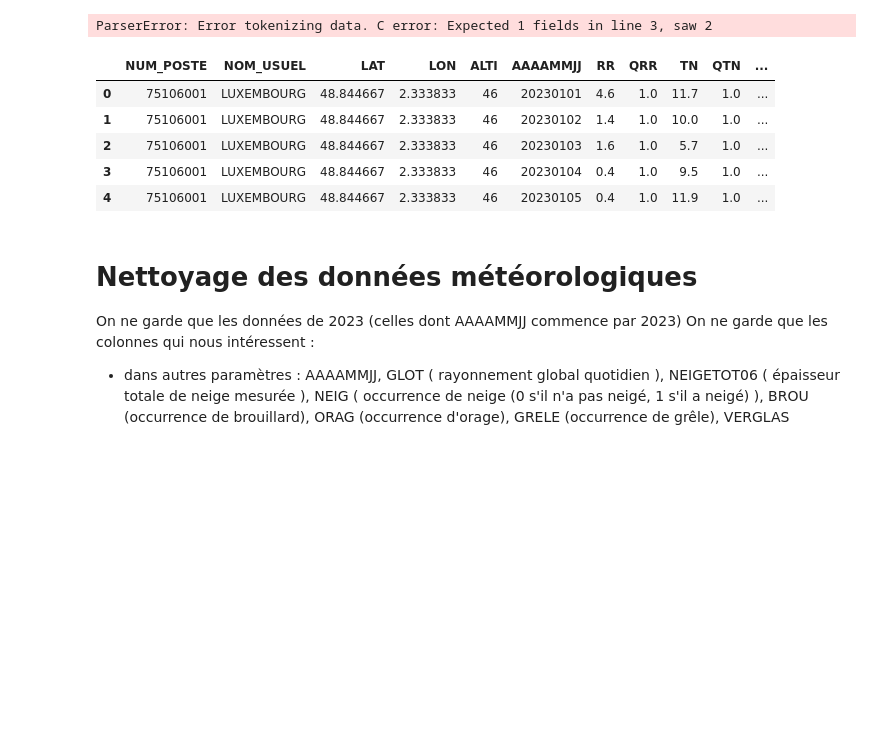
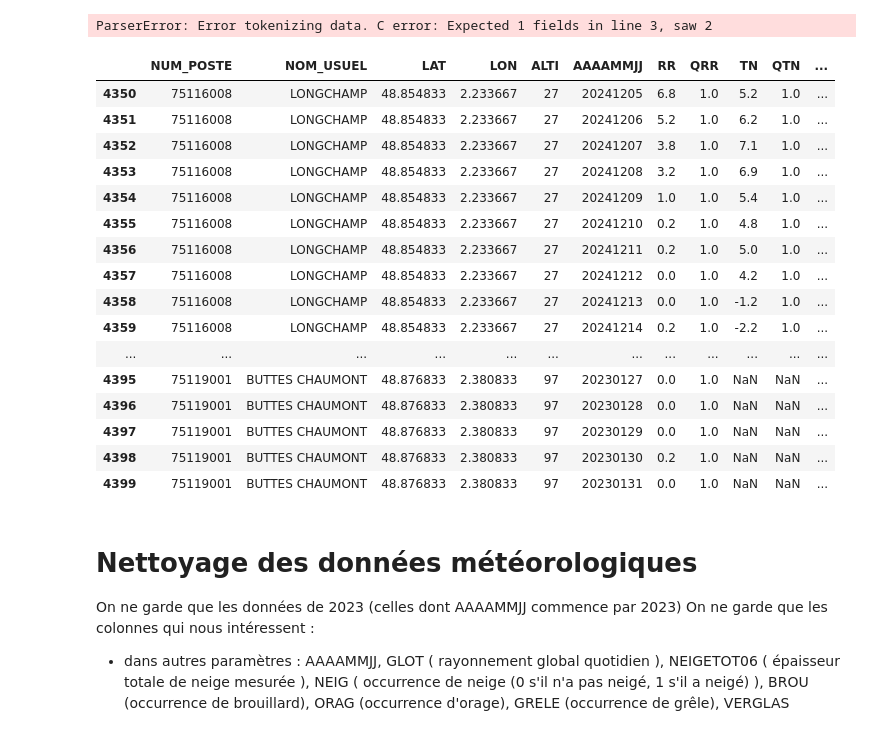
Before and after one commit to celineferbach/Projet-accidents-de-la-route, a Jupyter notebook: importation.ipynb, the cells around one changed output. Saved outputs shown, nothing was run; the diff lists cells and outputs as text; code cells hidden in the pictures; blank space fills up the shorter version.

```diff
--- a/importation.ipynb
+++ b/importation.ipynb
@@ -552,35 +538,46 @@ ParserError: Error tokenizing data. C error: Expected 1 fields in line 3, saw 2
 # %%
 RRTVent_95 = recuperer_donnees_gz('00b37d57-76cf-4531-8fde-112a576a9a6e', 'QUOT_departement_95_periode_2023_2024_RR-T-Vent', ';')
 autres_parametres_95 = recuperer_donnees_gz('b3482517-0713-4eac-afcc-eb5b135a6ff2', 'QUOT_departement_95_periode_2023_2024_autres_parametres', ';')
 
 RRTVent_94 = recuperer_donnees_gz('dc4b8ca5-e72b-4f24-82c6-9d75f08c594b', 'QUOT_departement_94_periode_2023_2024_RR-T-Vent', ';')
 autres_parametres_94 = recuperer_donnees_gz('4ff5e1a0-c949-47ce-bdbf-e625c6df3f0e', 'QUOT_departement_94_periode_2023_2024_autres_parametres', ';')
 
 RRTVent_93 = recuperer_donnees_gz('8818da6a-3c3a-4c1e-ba7e-1e1a9c66120a', 'QUOT_departement_93_periode_2023_2024_RR-T-Vent', ';')
 autres_parametres_93 = recuperer_donnees_gz('6eadda53-ef58-4246-91ac-e84ed1a75e8f', 'QUOT_departement_93_periode_2023_2024_autres_parametres', ';')
 
 RRTVent_92 = recuperer_donnees_gz('881525f4-f786-4eb6-ac4d-d62f3089ed19', 'QUOT_departement_92_periode_2023_2024_RR-T-Vent', ';')
 autres_parametres_92 = recuperer_donnees_gz('634cc1ec-7d2a-47e4-9ef1-be51a894dbba', 'QUOT_departement_92_periode_2023_2024_autres_parametres', ';')
 
 RRTVent_91 = recuperer_donnees_gz('e3719036-f756-4a42-b1d8-ba65235d60e1', 'QUOT_departement_91_periode_2023_2024_RR-T-Vent', ';')
 autres_parametres_91 = recuperer_donnees_gz('0bce2def-d015-41e4-9d14-5127eed7b94d', 'QUOT_departement_91_periode_2023_2024_autres_parametres', ';')
 
 RRTVent_78 = recuperer_donnees_gz('c5aabcc5-3f3d-4caa-ac8a-c766685cf7b5', 'QUOT_departement_78_periode_2023_2024_RR-T-Vent', ';')
 autres_parametres_78 = recuperer_donnees_gz('587bcad8-7514-45fa-a023-39ddd5215433', 'QUOT_departement_78_periode_2023_2024_autres_parametres', ';')
 
 RRTVent_77 = recuperer_donnees_gz('473c287c-001a-4bfa-8c6c-f59afe61bead', 'QUOT_departement_77_periode_2023_2024_RR-T-Vent', ';')
 autres_parametres_77 = recuperer_donnees_gz('2b592ebd-d8c4-4fbd-8205-e04fab626ca8', 'QUOT_departement_77_periode_2023_2024_autres_parametres', ';')
 
 RRTVent_75 = recuperer_donnees_gz('aba837dc-fc7c-4010-ab5e-0eb02feb0010', 'QUOT_departement_77_periode_2023_2024_RR-T-Vent', ';')
 autres_parametres_75 = recuperer_donnees_gz('863521b9-9e04-4255-b720-6d3ff4da3ef1', 'QUOT_departement_77_periode_2023_2024_autres_parametres', ';')
-RRTVent_75.head()
+RRTVent_75.tail(50)
 # %% [output]
 |  | NUM_POSTE | NOM_USUEL | LAT | LON | ALTI | AAAAMMJJ | RR | QRR | TN | QTN | ... |
-| 0 | 75106001 | LUXEMBOURG | 48.844667 | 2.333833 | 46 | 20230101 | 4.6 | 1.0 | 11.7 | 1.0 | ... |
-| 1 | 75106001 | LUXEMBOURG | 48.844667 | 2.333833 | 46 | 20230102 | 1.4 | 1.0 | 10.0 | 1.0 | ... |
-| 2 | 75106001 | LUXEMBOURG | 48.844667 | 2.333833 | 46 | 20230103 | 1.6 | 1.0 | 5.7 | 1.0 | ... |
-| 3 | 75106001 | LUXEMBOURG | 48.844667 | 2.333833 | 46 | 20230104 | 0.4 | 1.0 | 9.5 | 1.0 | ... |
-| 4 | 75106001 | LUXEMBOURG | 48.844667 | 2.333833 | 46 | 20230105 | 0.4 | 1.0 | 11.9 | 1.0 | ... |
+| 4350 | 75116008 | LONGCHAMP | 48.854833 | 2.233667 | 27 | 20241205 | 6.8 | 1.0 | 5.2 | 1.0 | ... |
+| 4351 | 75116008 | LONGCHAMP | 48.854833 | 2.233667 | 27 | 20241206 | 5.2 | 1.0 | 6.2 | 1.0 | ... |
+| 4352 | 75116008 | LONGCHAMP | 48.854833 | 2.233667 | 27 | 20241207 | 3.8 | 1.0 | 7.1 | 1.0 | ... |
+| 4353 | 75116008 | LONGCHAMP | 48.854833 | 2.233667 | 27 | 20241208 | 3.2 | 1.0 | 6.9 | 1.0 | ... |
+| 4354 | 75116008 | LONGCHAMP | 48.854833 | 2.233667 | 27 | 20241209 | 1.0 | 1.0 | 5.4 | 1.0 | ... |
+| 4355 | 75116008 | LONGCHAMP | 48.854833 | 2.233667 | 27 | 20241210 | 0.2 | 1.0 | 4.8 | 1.0 | ... |
+| 4356 | 75116008 | LONGCHAMP | 48.854833 | 2.233667 | 27 | 20241211 | 0.2 | 1.0 | 5.0 | 1.0 | ... |
+| 4357 | 75116008 | LONGCHAMP | 48.854833 | 2.233667 | 27 | 20241212 | 0.0 | 1.0 | 4.2 | 1.0 | ... |
+| 4358 | 75116008 | LONGCHAMP | 48.854833 | 2.233667 | 27 | 20241213 | 0.0 | 1.0 | -1.2 | 1.0 | ... |
+| 4359 | 75116008 | LONGCHAMP | 48.854833 | 2.233667 | 27 | 20241214 | 0.2 | 1.0 | -2.2 | 1.0 | ... |
+| ... | ... | ... | ... | ... | ... | ... | ... | ... | ... | ... | ... |
+| 4395 | 75119001 | BUTTES CHAUMONT | 48.876833 | 2.380833 | 97 | 20230127 | 0.0 | 1.0 | NaN | NaN | ... |
+| 4396 | 75119001 | BUTTES CHAUMONT | 48.876833 | 2.380833 | 97 | 20230128 | 0.0 | 1.0 | NaN | NaN | ... |
+| 4397 | 75119001 | BUTTES CHAUMONT | 48.876833 | 2.380833 | 97 | 20230129 | 0.0 | 1.0 | NaN | NaN | ... |
+| 4398 | 75119001 | BUTTES CHAUMONT | 48.876833 | 2.380833 | 97 | 20230130 | 0.2 | 1.0 | NaN | NaN | ... |
+| 4399 | 75119001 | BUTTES CHAUMONT | 48.876833 | 2.380833 | 97 | 20230131 | 0.0 | 1.0 | NaN | NaN | ... |
 # %% [markdown]
 # Nettoyage des données météorologiques
 On ne garde que les données de 2023 (celles dont AAAAMMJJ commence par 2023)
```
Also changed, not shown: parts of 5 cells of this notebook.
